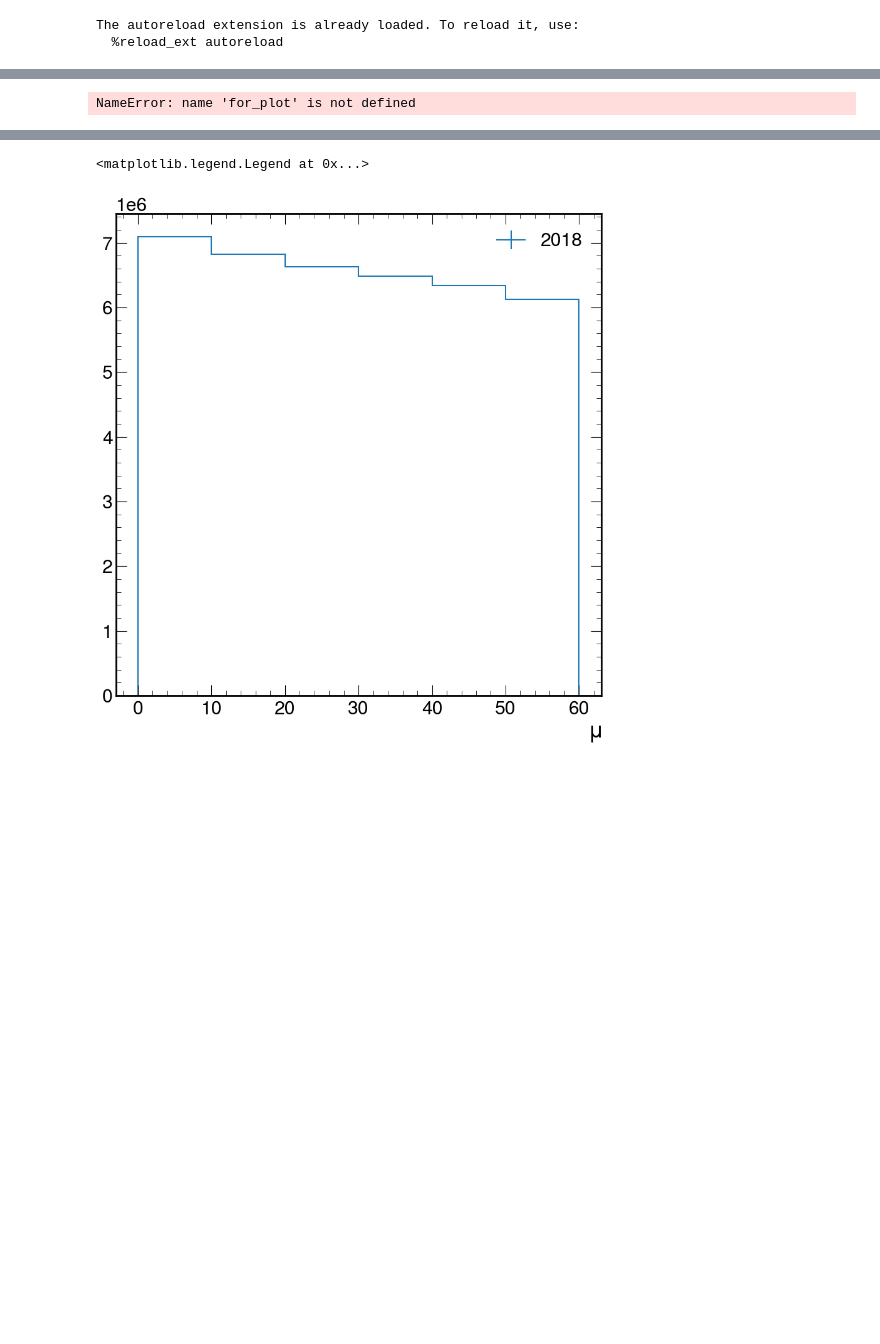
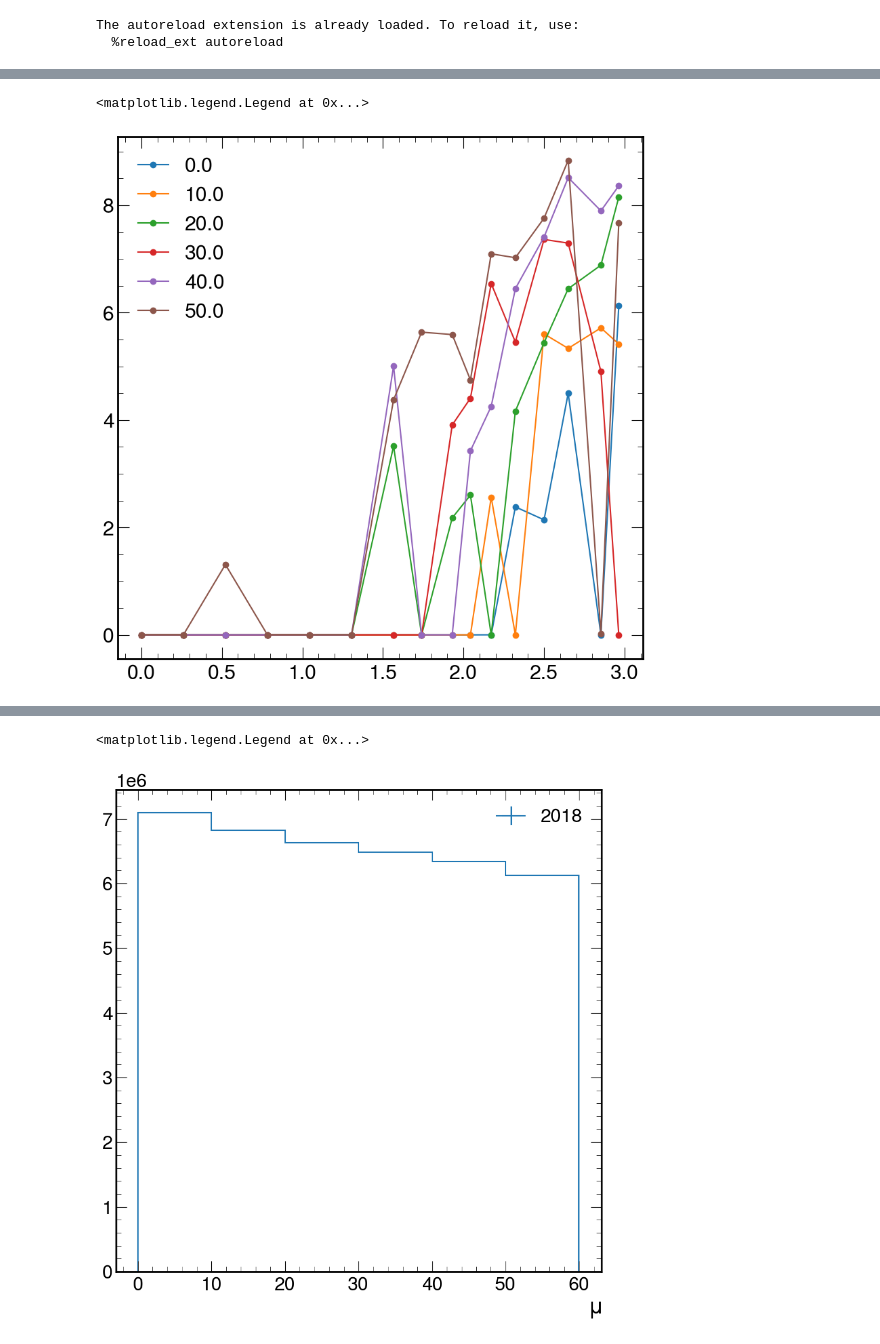
Before and after one commit to mandalaritra1/JERcoffeacasa, a Jupyter notebook: plotting.ipynb, the cells around one changed output, grey strips where cells are left out. Cells and saved outputs as stored; diff of their text form; code cells hidden in the pictures; blank space fills up the shorter version.

```diff
--- a/plotting.ipynb
+++ b/plotting.ipynb
@@ -18,8 +23,8 @@ The autoreload extension is already loaded. To reload it, use:
 import mplhep as hep
 hep.style.use("CMS")
 # %%
-year = 2018
-era = "2018"
+year = 2017
+era = "2017"
 
 if era == "2016":
     jerfile = "Summer20UL16_JRV3_MC_PtResolution_AK4PFchs.txt"
@@ -58,23 +63,23 @@ hist_0.axes
  Variable([0, 0.261, 0.522, 0.783, 1.044, 1.305, 1.566, 1.74, 1.93, 2.043, 2.172, 2.322, 2.5, 2.65, 2.853, 2.964, 3.139, 3.489, 3.839, 5.191], name='eta', label='$\\eta$'),
  Variable([0, 10, 20, 30, 40, 50, 60, 70, 80], name='pileup', label='$\\mu$'))
 # %%
-datasets = hist_0.axes[0].centers
-pt_bins = hist_0.axes[1].edges
-frac_bins = hist_0.axes[2].edges
-eta_bins = hist_0.axes[3].edges
-pileup_bins = hist_0.axes[4].edges
+datasets = hist_0.axes["dataset"].centers
+pt_bins = hist_0.axes["pt"].edges
+frac_bins = hist_0.axes["frac"].edges
+eta_bins = hist_0.axes["eta"].edges
+pileup_bins = hist_0.axes["pileup"].edges
 #rho_bins = hist_0.axes[5].edges
 
 pt_values = hist_0.axes[1].centers
-frac_values = hist_0.axes[2].centers
-eta_values = hist_0.axes[3].centers
-pileup_values = hist_0.axes[4].centers
+frac_values = hist_0.axes["frac"].centers
+eta_values = hist_0.axes["eta"].centers
+pileup_values = hist_0.axes["pileup"].centers
 #rho_values = hist_0.axes[5].centers
 
 pt_widths = hist_0.axes[1].widths
-frac_widths = hist_0.axes[2].widths
-eta_widths = hist_0.axes[3].widths
-pileup_widths = hist_0.axes[4].widths
+frac_widths = hist_0.axes["frac"].widths
+eta_widths = hist_0.axes["eta"].widths
+pileup_widths = hist_0.axes["pileup"].widths
 #rho_widths = hist_0.axes[5].widths
 # %%
 if era == '2017':
@@ -280,4 +295,11 @@ for era in eras:
-# %%
-for_plot["eta_high"].to_numpy()
-# %% [output]
-NameError: name 'for_plot' is not defined
+# %%
+df17 = df_fit
+#df18 = df_fit
+# %%
+grouped_df17 = df17.groupby("pileup_low")
+for name, group in grouped_df17:
+    plt.plot(group['eta_low'], group['par0'], label=name, marker = "o")
+plt.legend()
+# %% [output]
+<matplotlib.legend.Legend at 0x...>
+[figure, added]
```
Also changed, not shown: parts of 13 cells of this notebook, 6 other files.
